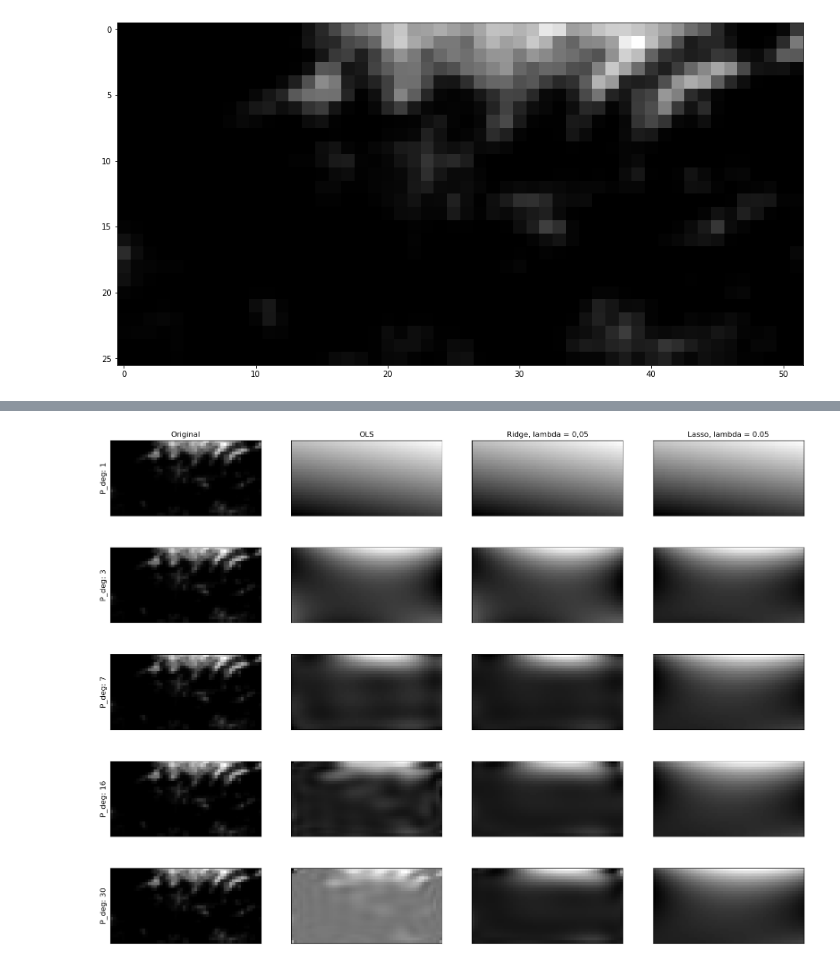
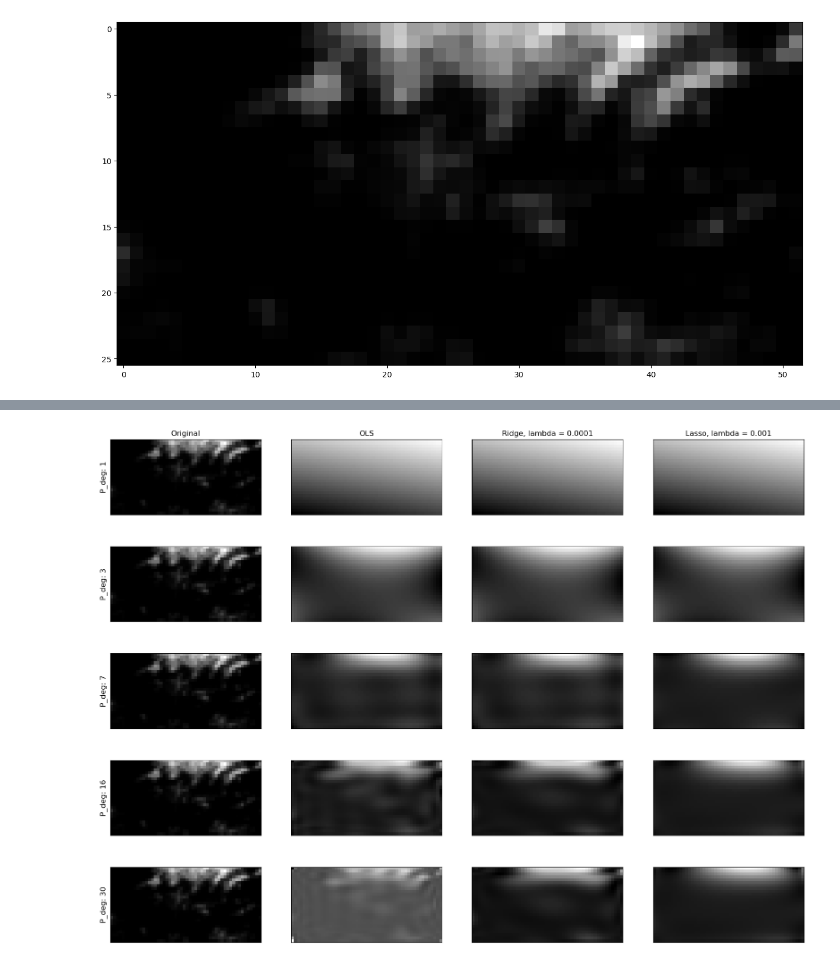
Before and after one commit to eoydvin/FYS-STK4155, a Jupyter notebook: Project_1/Exercise 6.ipynb, the cells around one changed output, grey strips where cells are left out. Drawn from its saved outputs; the diff is of its cells as text; code cells hidden in the pictures.

```diff
--- a/Project_1/Exercise 6.ipynb
+++ b/Project_1/Exercise 6.ipynb
@@ -145,7 +153,7 @@ for k in tqdm.tqdm(range(k_folds)):
     MSE_test = []
     MSE_train = []
     beta_poly = np.zeros([poly, int((poly + 1)*(poly + 2)/2)])
-    lambda_ridge = 0.05
+    lambda_ridge = 50
     for poly_deg in range(1, poly + 1):
         model = Ridge(xy_train[:, 0].ravel(), xy_train[:, 1].ravel(), z_train.ravel(), poly_deg, lambda_ridge)
         MSE_test.append(model.MSE(xy_test[:, 0], xy_test[:, 1], z_test.ravel()))
@@ -161,9 +169,9 @@ for k in tqdm.tqdm(range(k_folds)):
     MSE_test = []
     MSE_train = []
     beta_poly = np.zeros([poly, int((poly + 1)*(poly + 2)/2)])
-    lambda_ridge = 0.025
+    lambda_ridge_l = 0.0001
     for poly_deg in range(1, poly + 1):
-        model = Ridge(xy_train[:, 0].ravel(), xy_train[:, 1].ravel(), z_train.ravel(), poly_deg, lambda_ridge)
+        model = Ridge(xy_train[:, 0].ravel(), xy_train[:, 1].ravel(), z_train.ravel(), poly_deg, lambda_ridge_l)
         MSE_test.append(model.MSE(xy_test[:, 0], xy_test[:, 1], z_test.ravel()))
         MSE_train.append(model.MSE(xy_train[:, 0], xy_train[:, 1], z_train.ravel()))
         beta_poly[poly_deg-1, 0: int((poly_deg + 1)*(poly_deg + 2)/2)] = np.array(model.beta_Ridge.ravel())
@@ -191,15 +199,15 @@ for k in tqdm.tqdm(range(k_folds)):
     MSE_train_Lasso.append(MSE_train)
     betas_Lasso.append(beta_poly)
 
-    # Lasso, lower lambda:
+    # Lasso, lower lambda: 0.025 original for plotted
     MSE_test = []
     MSE_train = []
     beta_poly = np.zeros([poly, int((poly + 1)*(poly + 2)/2)])
-    lambda_lasso = 0.025
+    lambda_lasso_l = 0.001
     iterations = 10000
     for poly_deg in range(1, poly + 1):
         model_skl = make_pipeline(PolynomialFeatures(degree=poly_deg), Lasso_skl(
-            alpha=lambda_lasso, fit_intercept=False, max_iter=iterations)).fit(xy_train, z_train.reshape(-1, 1))
+            alpha=lambda_lasso_l, fit_intercept=False, max_iter=iterations)).fit(xy_train, z_train.reshape(-1, 1))
         beta_poly[poly_deg-1, 0: int((poly_deg + 1)*(poly_deg + 2)/2)] = model_skl.steps[1][1].coef_
         beta_poly[poly_deg-1, int((poly_deg + 1)*(poly_deg + 2)/2):] = np.nan
         MSE_test.append(np.mean((model_skl.predict(xy_test).ravel() - z_test.ravel())**2))
@@ -276,8 +288,8 @@ fig, axs = plt.subplots(len(interesting_degrees), 4, figsize=(20, 15), facecolor
 c_plot = 0
 for p_number in interesting_degrees:
     optimal_beta_OLS = mean_betas_OLS[p_number][~np.isnan(mean_betas_OLS[p_number])]
-    optimal_beta_Ridge = mean_betas_Ridge[p_number][~np.isnan(mean_betas_Ridge[p_number])]
-    optimal_beta_Lasso = mean_betas_Lasso[p_number][~np.isnan(mean_betas_Lasso[p_number])]
+    optimal_beta_Ridge = mean_betas_Ridge_l[p_number][~np.isnan(mean_betas_Ridge[p_number])]
+    optimal_beta_Lasso = mean_betas_Lasso_l[p_number][~np.isnan(mean_betas_Lasso[p_number])]
 
     p_OLS = int((-1 + np.sqrt(1 + 4*2*len(optimal_beta_OLS)))/2) - 1 # pOLS = p_number
     # Fit a new polynomial using optimal beta:
@@ -295,36 +307,36 @@ for p_number in interesting_degrees:
     c = 0
     for i in range(0, p_OLS+1): # x**i
         for j in range(0, i+1): # y **i
             M_Lasso[:, c] = (x_**(i - j))*(y_**j) # traverse diagonal
             c += 1
 
     z_pred_OLS = (M @ optimal_beta_OLS).reshape(z.shape)
     z_pred_Ridge = (M @ optimal_beta_Ridge).reshape(z.shape)
     z_pred_Lasso = (M_Lasso @ optimal_beta_Lasso).reshape(z.shape)
 
     #Plot:
     axs[c_plot, 1].imshow(z_pred_OLS, cmap='gray')
     axs[c_plot, 2].imshow(z_pred_Ridge, cmap='gray')
     axs[c_plot, 3].imshow(z_pred_Lasso, cmap='gray')
     axs[c_plot, 0].imshow(z_cent.reshape(z.shape), cmap='gray')
 
     #Style:
     for i in range(4):
         axs[c_plot, i].xaxis.set_ticklabels([])
         axs[c_plot, i].yaxis.set_ticklabels([])
         axs[c_plot, i].set_xticks([])
         axs[c_plot, i].set_yticks([])
     axs[c_plot, 0].set_ylabel('P_deg: ' + str(p_number + 1), fontsize=12)
 
     c_plot = c_plot + 1
 
 axs[0, 0].set_title('Original')
 axs[0, 1].set_title('OLS')
-axs[0, 2].set_title('Ridge, lambda = 0,05')
-axs[0, 3].set_title('Lasso, lambda = 0.05')
+axs[0, 2].set_title('Ridge, lambda = ' + str(lambda_ridge_l))
+axs[0, 3].set_title('Lasso, lambda = ' + str(lambda_lasso_l))
 plt.show()
 # %% [output]
-[figure, old version]
+[figure, new version]
 # %%
 # plot last z_pred_OLS, works if last computed solution above is set to 29.
 ax = plt.subplot(111, projection='3d')
```
Also changed, not shown: parts of 13 cells of this notebook, 7 other files.
